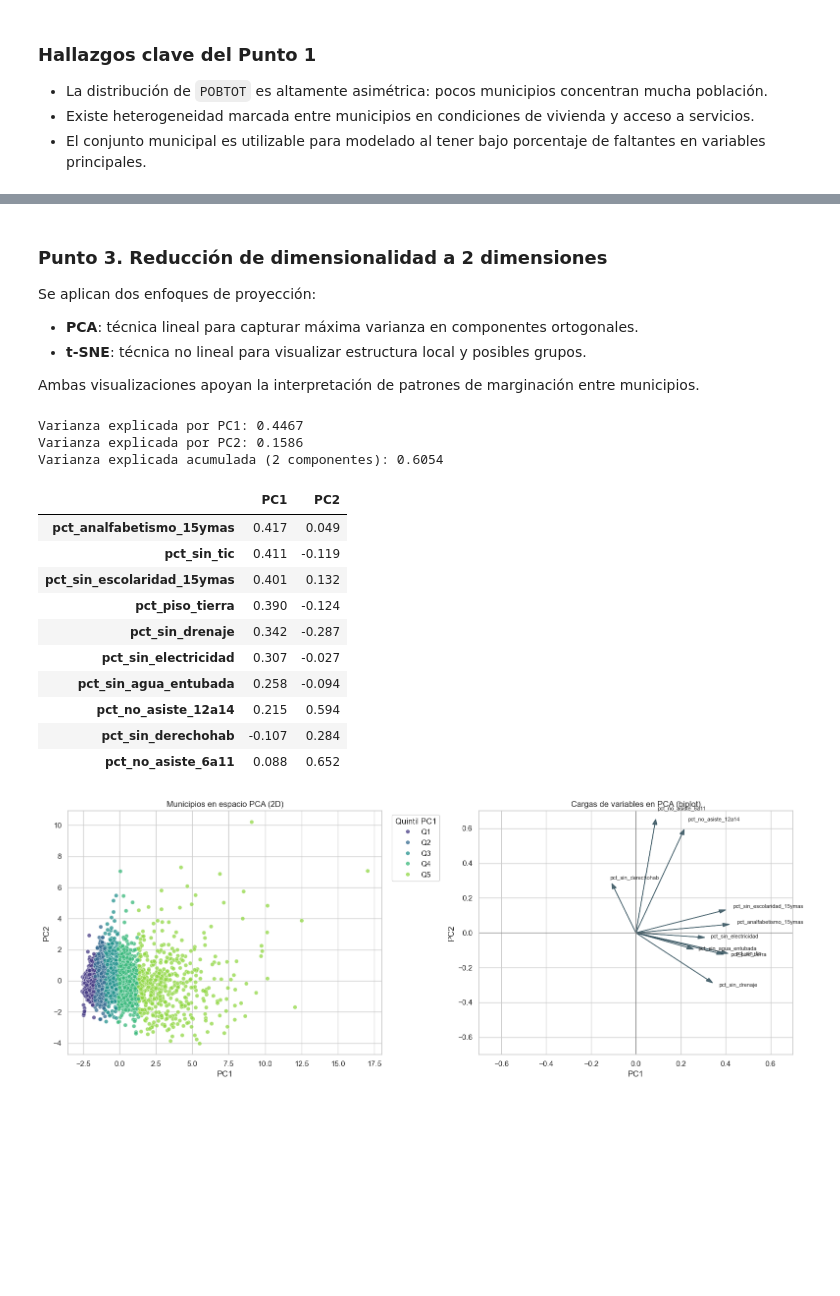
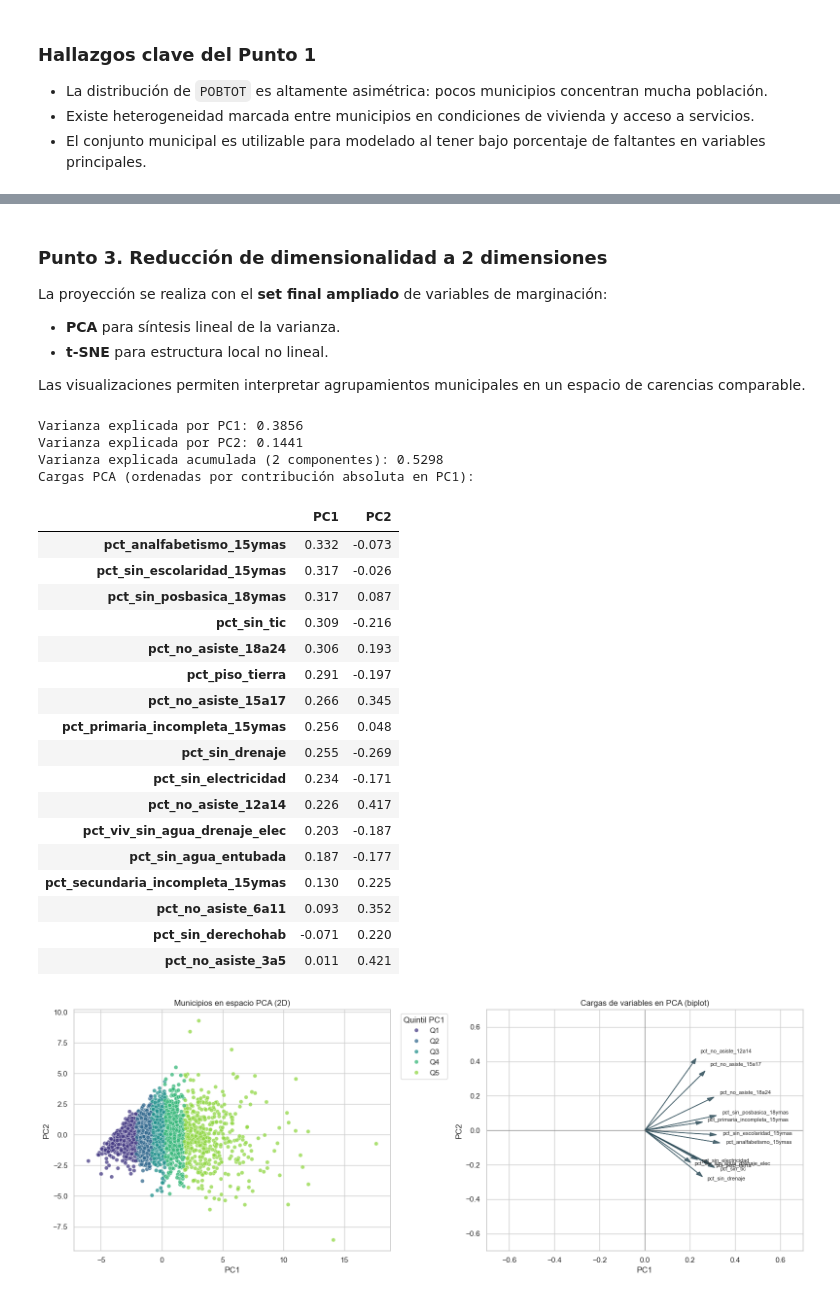
Before and after one commit to Betorcido/CDD_practica1_m3, a Jupyter notebook: g33_m3p1_eq5_notebook_DMC.ipynb, the cells around one changed output, grey strips where cells are left out. Cells and saved outputs as stored; diff of their text form; code cells hidden in the pictures; blank space fills up the shorter version.

```diff
--- a/g33_m3p1_eq5_notebook_DMC.ipynb
+++ b/g33_m3p1_eq5_notebook_DMC.ipynb
@@ -34,10 +34,30 @@ for col in censo.columns:
     if col not in ['NOM_ENT', 'NOM_MUN', 'NOM_LOC', 'LONGITUD', 'LATITUD']:
         censo[col] = pd.to_numeric(censo[col], errors='coerce')
 
-# Municipio: ENTIDAD > 0, MUN > 0, LOC == 0 (registro agregado municipal)
-mun = censo[(censo['ENTIDAD'] > 0) & (censo['MUN'] > 0) & (censo['LOC'] == 0)].copy()
+# Construcción municipal consolidada:
+# LOC=0 (total de localidades ordinarias) + LOC=9998 + LOC=9999
+mun_base = censo[
+    (censo['ENTIDAD'] > 0) &
+    (censo['MUN'] > 0) &
+    (censo['LOC'].isin([0, 9998, 9999]))
+].copy()
 
+cols_no_suma = {
+    'ENTIDAD', 'NOM_ENT', 'MUN', 'NOM_MUN',
+    'LOC', 'NOM_LOC', 'LONGITUD', 'LATITUD', 'ALTITUD', 'TAMLOC'
+}
+cols_suma = [c for c in censo.columns if c not in cols_no_suma]
 
+mun = (
+    mun_base
+    .groupby(['ENTIDAD', 'NOM_ENT', 'MUN', 'NOM_MUN'], as_index=False)[cols_suma]
+    .sum(min_count=1)
+)
+
+print(f'Registros totales en censo: {censo.shape[0]:,}')
+print(f'Registros usados para consolidar municipio (LOC 0, 9998, 9999): {mun_base.shape[0]:,}')
+print(f'Municipios consolidados: {mun.shape[0]:,}')
+print(f'Variables en tabla municipal: {mun.shape[1]}')
 
 mun[['ENTIDAD', 'NOM_ENT', 'MUN', 'NOM_MUN', 'POBTOT', 'TVIVPARHAB']].head()
 # %% [output]
@@ -420,19 +513,19 @@ Top 10 municipios con mayor porcentaje de viviendas sin TIC:
 # %% [markdown]
 ### Punto 3. Reducción de dimensionalidad a 2 dimensiones
 
-Se aplican dos enfoques de proyección:
+La proyección se realiza con el **set final ampliado** de variables de marginación:
 
-- **PCA**: técnica lineal para capturar máxima varianza en componentes ortogonales.
-- **t-SNE**: técnica no lineal para visualizar estructura local y posibles grupos.
+- **PCA** para síntesis lineal de la varianza.
+- **t-SNE** para estructura local no lineal.
 
-Ambas visualizaciones apoyan la interpretación de patrones de marginación entre municipios.
+Las visualizaciones permiten interpretar agrupamientos municipales en un espacio de carencias comparable.
 # %%
 X = modelo_df[vars_marginacion].copy()
 
 scaler = StandardScaler()
 X_scaled = scaler.fit_transform(X)
 
-pca = PCA(n_components=2, random_state=333)
+pca = PCA(n_components=2, random_state=42)
 X_pca = pca.fit_transform(X_scaled)
 
 pca_df = modelo_df[['ENTIDAD', 'NOM_ENT', 'MUN', 'NOM_MUN']].copy()
@@ -451,6 +544,7 @@ loadings = pd.DataFrame(
     columns=['PC1', 'PC2']
 )
 
+print('Cargas PCA (ordenadas por contribución absoluta en PC1):')
 display(loadings.sort_values('PC1', key=np.abs, ascending=False).round(3))
 
 fig, axes = plt.subplots(1, 2, figsize=(16, 6))
@@ -458,47 +552,56 @@ fig, axes = plt.subplots(1, 2, figsize=(16, 6))
 sns.scatterplot(
     data=pca_df,
     x='PC1',
     y='PC2',
     hue='quintil_pc1',
     palette='viridis',
     alpha=0.75,
     s=35,
     ax=axes[0]
 )
 axes[0].set_title('Municipios en espacio PCA (2D)')
 axes[0].legend(title='Quintil PC1', bbox_to_anchor=(1.02, 1), loc='upper left')
 
-# Biplot simplificado: direcciones de mayor contribución
+# Biplot simplificado con variables de mayor peso en PC1 para legibilidad
 axes[1].axhline(0, color='gray', lw=0.8)
 axes[1].axvline(0, color='gray', lw=0.8)
-for var in vars_marginacion:
+vars_biplot = loadings['PC1'].abs().sort_values(ascending=False).head(12).index
+for var in vars_biplot:
     x = loadings.loc[var, 'PC1']
     y = loadings.loc[var, 'PC2']
     axes[1].arrow(0, 0, x, y, color='#264653', alpha=0.8, head_width=0.02, length_includes_head=True)
     axes[1].text(x * 1.08, y * 1.08, var, fontsize=8)
 
 axes[1].set_xlim(-0.7, 0.7)
 axes[1].set_ylim(-0.7, 0.7)
 axes[1].set_title('Cargas de variables en PCA (biplot)')
 axes[1].set_xlabel('PC1')
 axes[1].set_ylabel('PC2')
 
 plt.tight_layout()
 plt.show()
 # %% [output]
-Varianza explicada por PC1: 0.4467
-Varianza explicada por PC2: 0.1586
-Varianza explicada acumulada (2 componentes): 0.6054
+Varianza explicada por PC1: 0.3856
+Varianza explicada por PC2: 0.1441
+Varianza explicada acumulada (2 componentes): 0.5298
+Cargas PCA (ordenadas por contribución absoluta en PC1):
 |  | PC1 | PC2 |
-| pct_analfabetismo_15ymas | 0.417 | 0.049 |
-| pct_sin_tic | 0.411 | -0.119 |
-| pct_sin_escolaridad_15ymas | 0.401 | 0.132 |
-| pct_piso_tierra | 0.390 | -0.124 |
-| pct_sin_drenaje | 0.342 | -0.287 |
-| pct_sin_electricidad | 0.307 | -0.027 |
-| pct_sin_agua_entubada | 0.258 | -0.094 |
-| pct_no_asiste_12a14 | 0.215 | 0.594 |
-| pct_sin_derechohab | -0.107 | 0.284 |
-| pct_no_asiste_6a11 | 0.088 | 0.652 |
+| pct_analfabetismo_15ymas | 0.332 | -0.073 |
+| pct_sin_escolaridad_15ymas | 0.317 | -0.026 |
+| pct_sin_posbasica_18ymas | 0.317 | 0.087 |
+| pct_sin_tic | 0.309 | -0.216 |
+| pct_no_asiste_18a24 | 0.306 | 0.193 |
+| pct_piso_tierra | 0.291 | -0.197 |
+| pct_no_asiste_15a17 | 0.266 | 0.345 |
+| pct_primaria_incompleta_15ymas | 0.256 | 0.048 |
+| pct_sin_drenaje | 0.255 | -0.269 |
+| pct_sin_electricidad | 0.234 | -0.171 |
+| pct_no_asiste_12a14 | 0.226 | 0.417 |
+| pct_viv_sin_agua_drenaje_elec | 0.203 | -0.187 |
+| pct_sin_agua_entubada | 0.187 | -0.177 |
+| pct_secundaria_incompleta_15ymas | 0.130 | 0.225 |
+| pct_no_asiste_6a11 | 0.093 | 0.352 |
+| pct_sin_derechohab | -0.071 | 0.220 |
+| pct_no_asiste_3a5 | 0.011 | 0.421 |
-[figure, old version]
+[figure, new version]
 # %%
```
Also changed, not shown: parts of 11 cells of this notebook.
